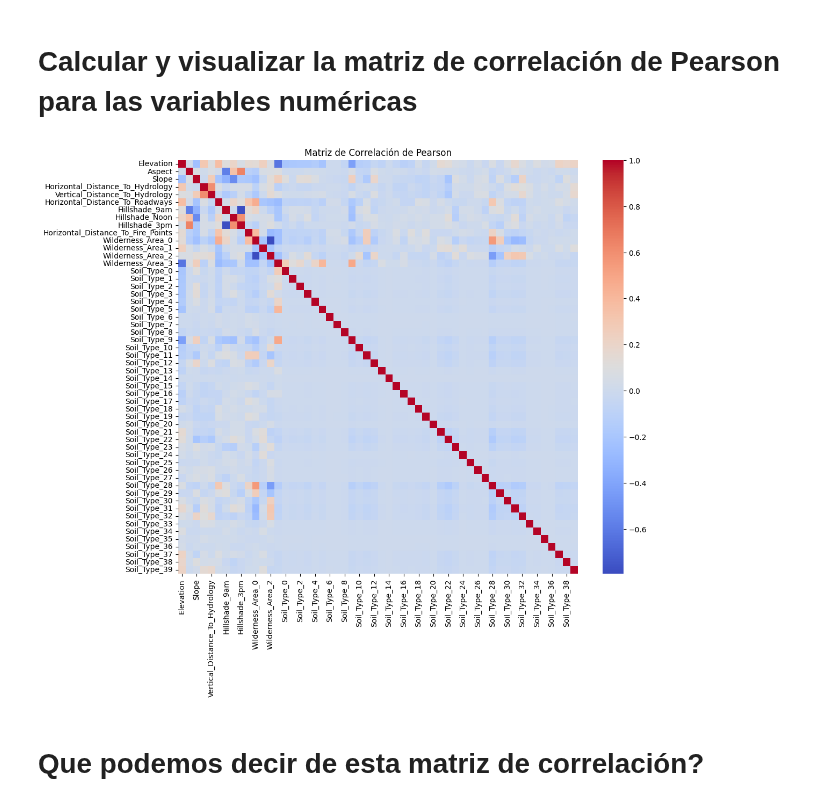
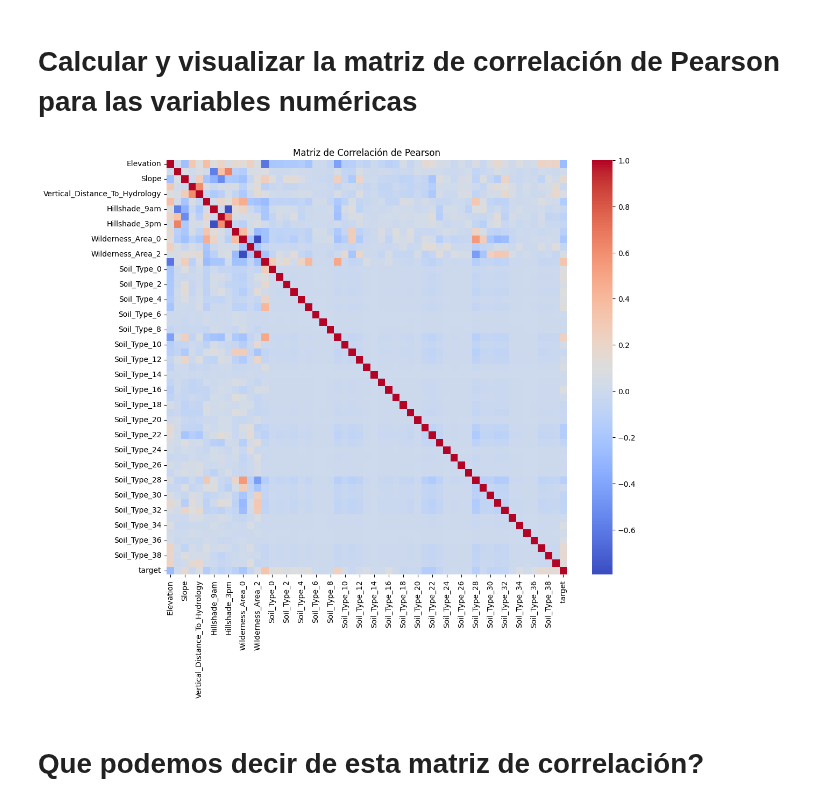
Before and after one commit to SimonGarcia01/ai-course, a Jupyter notebook: Ensamble Models/Practica_2025-1.ipynb, the cells around one changed output. Saved outputs shown, nothing was run; the diff lists cells and outputs as text; code cells hidden in the pictures.

```diff
--- a/Ensamble Models/Practica_2025-1.ipynb
+++ b/Ensamble Models/Practica_2025-1.ipynb
@@ -117,12 +151,14 @@ Dimensiones del DataFrame: (581012, 55)
 # %% [markdown]
 # Calcular y visualizar la matriz de correlación de Pearson para las variables numéricas
+# %%
+num_vars = df.select_dtypes(include="number")
 # %%
-corr_matrix = df[num_vars].corr(method='pearson')
+corr_matrix = num_vars.corr(method='pearson')
 plt.figure(figsize=(12,10))
 sns.heatmap(corr_matrix, cmap='coolwarm')
 plt.title("Matriz de Correlación de Pearson")
 plt.show()
 # %% [output]
-[figure, old version]
+[figure, new version]
 # %% [markdown]
 # Que podemos decir de esta matriz de correlación?
```
Also changed, not shown: parts of 15 cells of this notebook.
